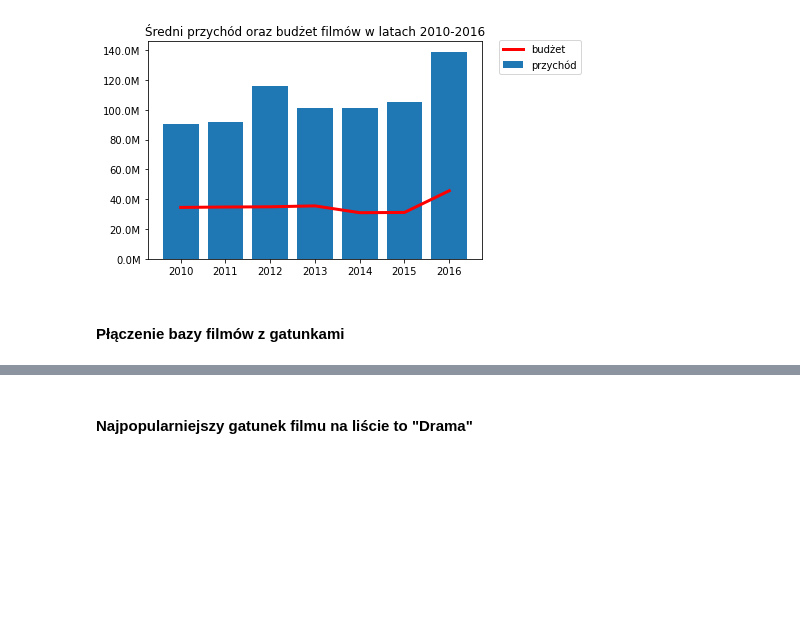
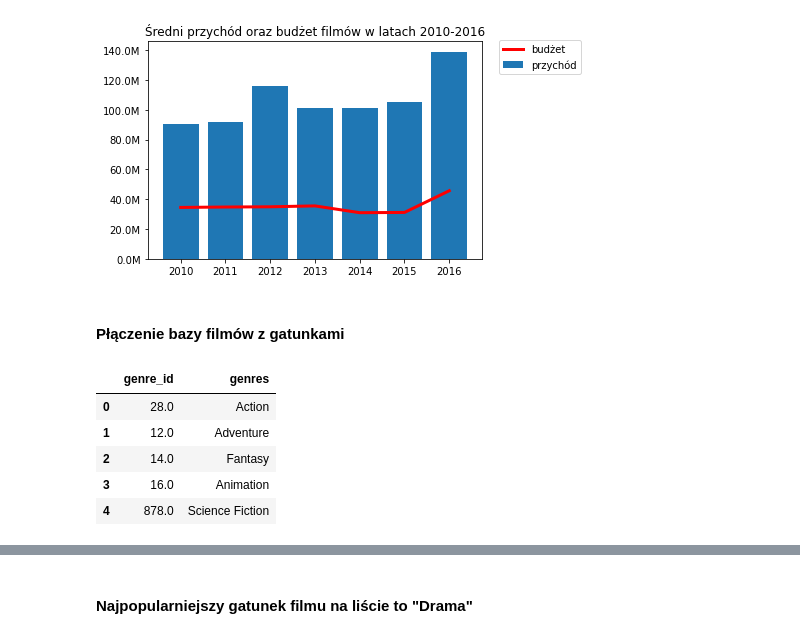
Before and after one commit to debskiszymon/zadanie_baza_filmow, a Jupyter notebook: Zadanie Baza Filmów.ipynb, the cells around one changed output, grey strips where cells are left out. Cells and saved outputs as stored; diff of their text form; code cells hidden in the pictures; blank space fills up the shorter version.

```diff
--- a/Zadanie Baza Filmów.ipynb
+++ b/Zadanie Baza Filmów.ipynb
@@ -68,4 +67,13 @@ Text(0.5, 1.0, 'Średni przychód oraz budżet filmów w latach 2010-2016')
 [figure]
 # %% [markdown]
 #### Płączenie bazy filmów z gatunkami
+# %%
+bg.head()
+# %% [output]
+|  | genre_id | genres |
+| 0 | 28.0 | Action |
+| 1 | 12.0 | Adventure |
+| 2 | 14.0 | Fantasy |
+| 3 | 16.0 | Animation |
+| 4 | 878.0 | Science Fiction |
 # %%
```
Also changed, not shown: parts of 7 cells of this notebook.
